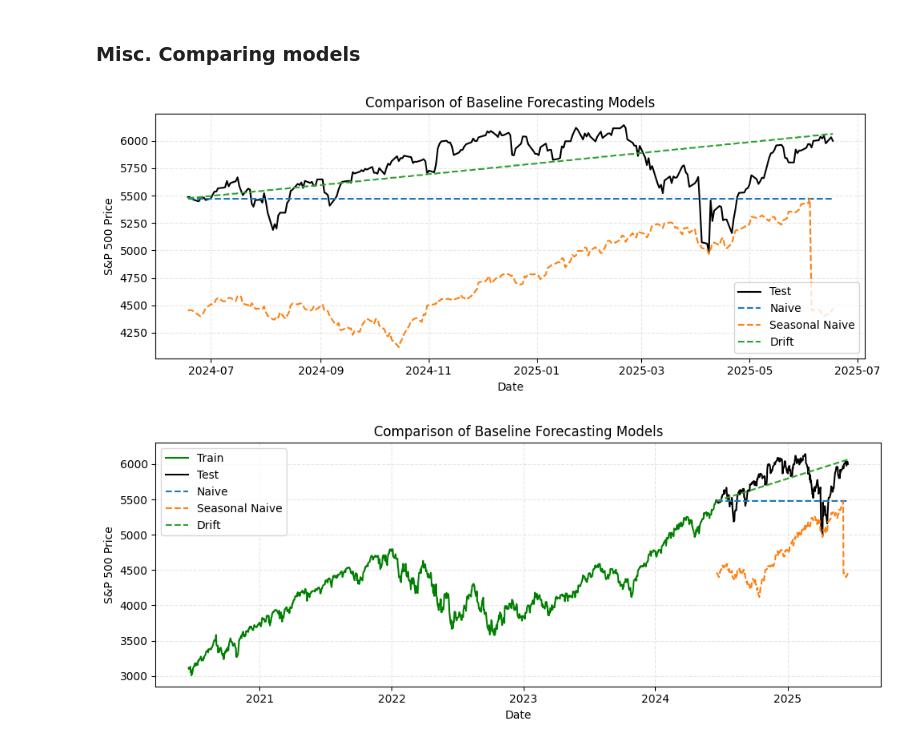
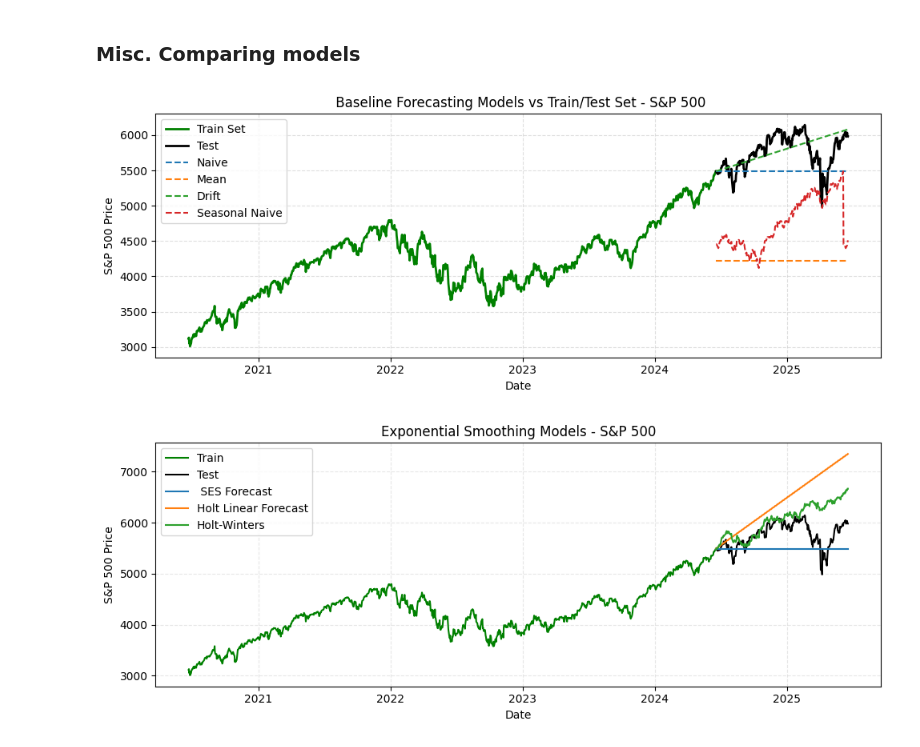
Before and after one commit to rhkraptor/FoEM, a Jupyter notebook: FoEM_Projekt.ipynb, the cells around one changed output. Saved outputs shown, nothing was run; the diff lists cells and outputs as text; code cells hidden in the pictures.

```diff
--- a/FoEM_Projekt.ipynb
+++ b/FoEM_Projekt.ipynb
@@ -1358,27 +1357,29 @@ Scales the error relative to a naive forecast (like last value).
 ### Misc. Comparing models
 # %%
 plt.figure(figsize=(10, 4))
-plt.plot(ts_test_raw, label="Test", color="black")
-plt.plot(naive_forecast, label="Naive", linestyle='--')
-plt.plot(seasonal_naive_forecast, label="Seasonal Naive", linestyle='--')
-plt.plot(drift_forecast, label="Drift", linestyle='--')
-plt.title("Comparison of Baseline Forecasting Models")
+plt.plot(ts_train_raw, label='Train Set', color='green', linewidth=2)
+plt.plot(ts_test_raw, label='Test', linewidth=2, color='black')
+plt.plot(naive_forecast, label='Naive', linestyle='--')
+plt.plot(mean_forecast, label='Mean', linestyle='--')
+plt.plot(drift_forecast, label='Drift', linestyle='--')
+plt.plot(seasonal_naive_forecast, label='Seasonal Naive', linestyle='--')
+plt.title(" Baseline Forecasting Models vs Train/Test Set - S&P 500")
 plt.xlabel("Date")
 plt.ylabel("S&P 500 Price")
 plt.legend()
-plt.grid(True, linestyle='--', alpha=0.3)
+plt.grid(True, linestyle='--', alpha=0.4)
 plt.tight_layout()
 plt.show()
 # %% [output]
-[figure, old version]
+[figure, new version]
 # %%
 plt.figure(figsize=(10, 4))
 plt.plot(ts_train_raw, label="Train", color="green")
 plt.plot(ts_test_raw, label="Test", color="black")
-plt.plot(naive_forecast, label="Naive", linestyle='--')
-plt.plot(seasonal_naive_forecast, label="Seasonal Naive", linestyle='--')
-plt.plot(drift_forecast, label="Drift", linestyle='--')
-plt.title("Comparison of Baseline Forecasting Models")
+plt.plot(forecast_ses, label=' SES Forecast')
+plt.plot(forecast_holt, label='Holt Linear Forecast')
+plt.plot(forecast_hw, label="Holt-Winters")
+plt.title("Exponential Smoothing Models - S&P 500")
 plt.xlabel("Date")
 plt.ylabel("S&P 500 Price")
 plt.legend()
@@ -1386,4 +1387,4 @@ plt.grid(True, linestyle='--', alpha=0.3)
 plt.tight_layout()
 plt.show()
 # %% [output]
-[figure, old version]
+[figure, new version]
```
Also changed, not shown: parts of 25 cells of this notebook, 2 other files.
